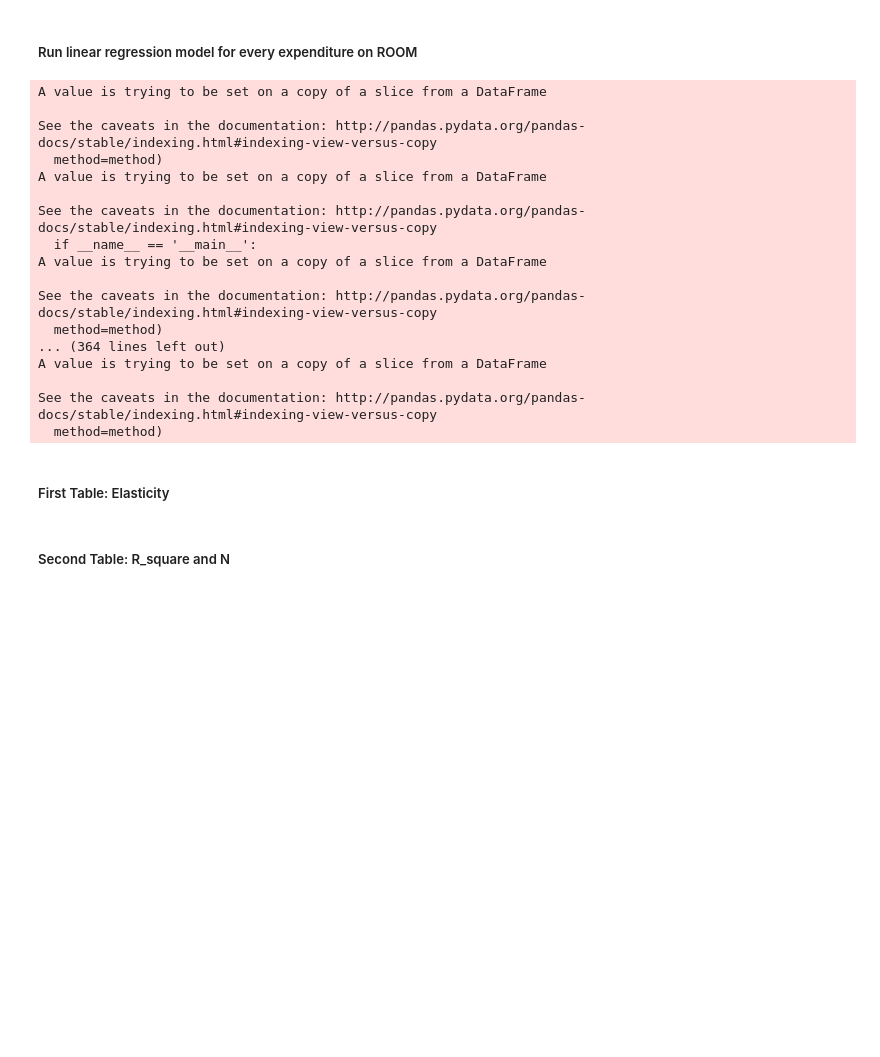
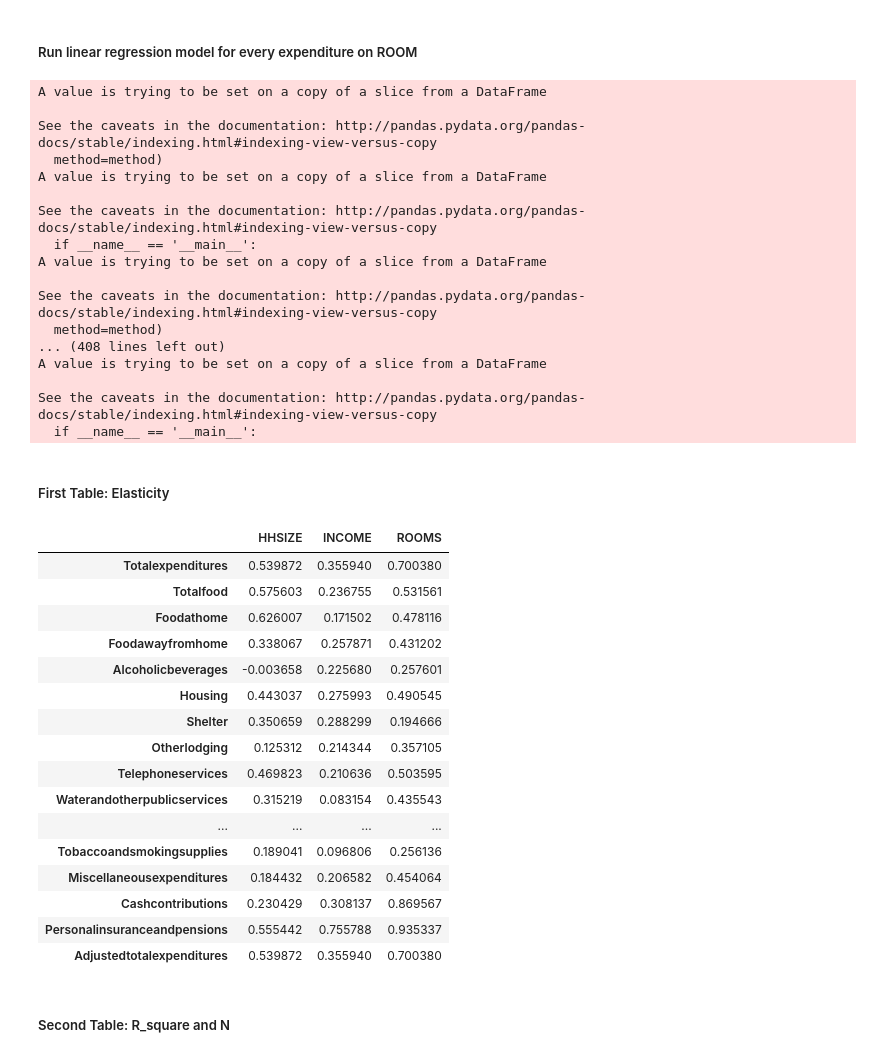
Before and after one commit to WinnieGao/Expenditures, a Jupyter notebook: First model - Income, hhsize, Rooms.ipynb, the cells around one changed output. Saved outputs shown, nothing was run; the diff lists cells and outputs as text; code cells hidden in the pictures; blank space fills up the shorter version.

```diff
--- a/First model - Income, hhsize, Rooms.ipynb
+++ b/First model - Income, hhsize, Rooms.ipynb
@@ -16,20 +18,30 @@ log["WEIGHT"] = fmli["WEIGHT"]
 # %%
 coeff_hhsize = []
 R2_hhsize = []
+R2_adjust_hhsize = []
 N_hhsize = []
 inter_hhsize = []
-for i in range(17, len(log.columns)):
-    df = log[["HHSIZE", log.columns[i], "WEIGHT"]]
+p_hhsize = []
+for i in range(17, 18):
+    df = log[["HHSIZE", log.columns[i]]]
     df.replace(np.Inf, np.nan, inplace = True)
     df.dropna(inplace = True)
-    X = df.iloc[:, 0]
+    X = df[["HHSIZE"]]
     y = df.iloc[:, 1]
-    model = LinearRegression().fit(np.array(X).reshape(-1, 1), np.array(y))
-    coeff_hhsize.append(model.coef_[0])
-    y_pred = model.predict(np.array(X).reshape(-1, 1))
-    R2_hhsize.append(np.sum((y_pred - np.average(y)) ** 2) / np.sum((y_pred - y) ** 2))
-    N_hhsize.append(len(y))
-    inter_hhsize.append(model.intercept_)
+    #model = LinearRegression().fit(X, y)
+    #coeff_hhsize.append(model.coef_[0])
+    #y_pred = model.predict(X)
+    #R2_adjust_hhsize.append(1 - (1 - model.score(X, y)) * (len(y) - 1)/(len(y) - X.shape[1] - 1))
+    #R2_hhsize.append(model.score(X, y))
+    #N_hhsize.append(len(y))
+    #inter_hhsize.append(model.intercept_)
+    X1 = sm.add_constant(X)
+    model = sm.OLS(y, X1).fit()
+    pred = model.predict(X1)
+    R2_hhsize.append(model.rsquared)
+    R2_adjust_hhsize.append(model.rsquared_adj)
+    coeff_hhsize.append(model.params[0])
+    model.pvalues[i]
 # %% [output]
 A value is trying to be set on a copy of a slice from a DataFrame
 
@@ -106,8 +109,6 @@ for i in range(17, len(log.columns)):
     R2_room.append(np.sum((y_pred - np.average(y)) ** 2) / np.sum((y_pred - y) ** 2))
     N_room.append(len(y))
     inter_room.append(model.intercept_)
-
-R2_room
 # %% [output]
 A value is trying to be set on a copy of a slice from a DataFrame
 
@@ -121,11 +122,11 @@ A value is trying to be set on a copy of a slice from a DataFrame
 
 See the caveats in the documentation: http://pandas.pydata.org/pandas-docs/stable/indexing.html#indexing-view-versus-copy
   method=method)
-... (364 lines left out)
+... (408 lines left out)
 A value is trying to be set on a copy of a slice from a DataFrame
 
 See the caveats in the documentation: http://pandas.pydata.org/pandas-docs/stable/indexing.html#indexing-view-versus-copy
-  method=method)
+  if __name__ == '__main__':
 # %% [markdown]
 ##### First Table: Elasticity
 # %%
@@ -137,13 +136,29 @@ for i in range(len(log.columns[17: len(log.columns)].values)):
 # %%
-elasticity = pd.DataFrame({"HHSIZE": np.concatenate([coeff_hhsize, inter_hhsize]),
-              "INCOME": np.concatenate([coeff_income, inter_income]),
-              "ROOMS": np.concatenate([coeff_room, inter_room]),
-              "category": ["Coefficient"] * 53 + ["Intercept"] * 53,
-              "index":  index})
-elasticity = pd.DataFrame(elasticity.groupby(["index", "category", "HHSIZE", "INCOME", "ROOMS"]).apply(list)).drop([0], axis = 1)
+elasticity = pd.DataFrame({"HHSIZE": coeff_hhsize,
+              "INCOME": coeff_income,
+              "ROOMS": coeff_room},
+              index = index)
 
 with pd.option_context('display.max_rows', None, 'display.max_columns', None):  # more options can be specified also
     display(elasticity)
+# %% [output]
+|  | HHSIZE | INCOME | ROOMS |
+| Totalexpenditures | 0.539872 | 0.355940 | 0.700380 |
+| Totalfood | 0.575603 | 0.236755 | 0.531561 |
+| Foodathome | 0.626007 | 0.171502 | 0.478116 |
+| Foodawayfromhome | 0.338067 | 0.257871 | 0.431202 |
+| Alcoholicbeverages | -0.003658 | 0.225680 | 0.257601 |
+| Housing | 0.443037 | 0.275993 | 0.490545 |
+| Shelter | 0.350659 | 0.288299 | 0.194666 |
+| Otherlodging | 0.125312 | 0.214344 | 0.357105 |
+| Telephoneservices | 0.469823 | 0.210636 | 0.503595 |
+| Waterandotherpublicservices | 0.315219 | 0.083154 | 0.435543 |
+| ... | ... | ... | ... |
+| Tobaccoandsmokingsupplies | 0.189041 | 0.096806 | 0.256136 |
+| Miscellaneousexpenditures | 0.184432 | 0.206582 | 0.454064 |
+| Cashcontributions | 0.230429 | 0.308137 | 0.869567 |
+| Personalinsuranceandpensions | 0.555442 | 0.755788 | 0.935337 |
+| Adjustedtotalexpenditures | 0.539872 | 0.355940 | 0.700380 |
 # %%
 elasticity.to_csv("coeff+intercpt.csv")
 # %% [markdown]
```
Also changed, not shown: parts of 6 cells of this notebook, 2 other files.
